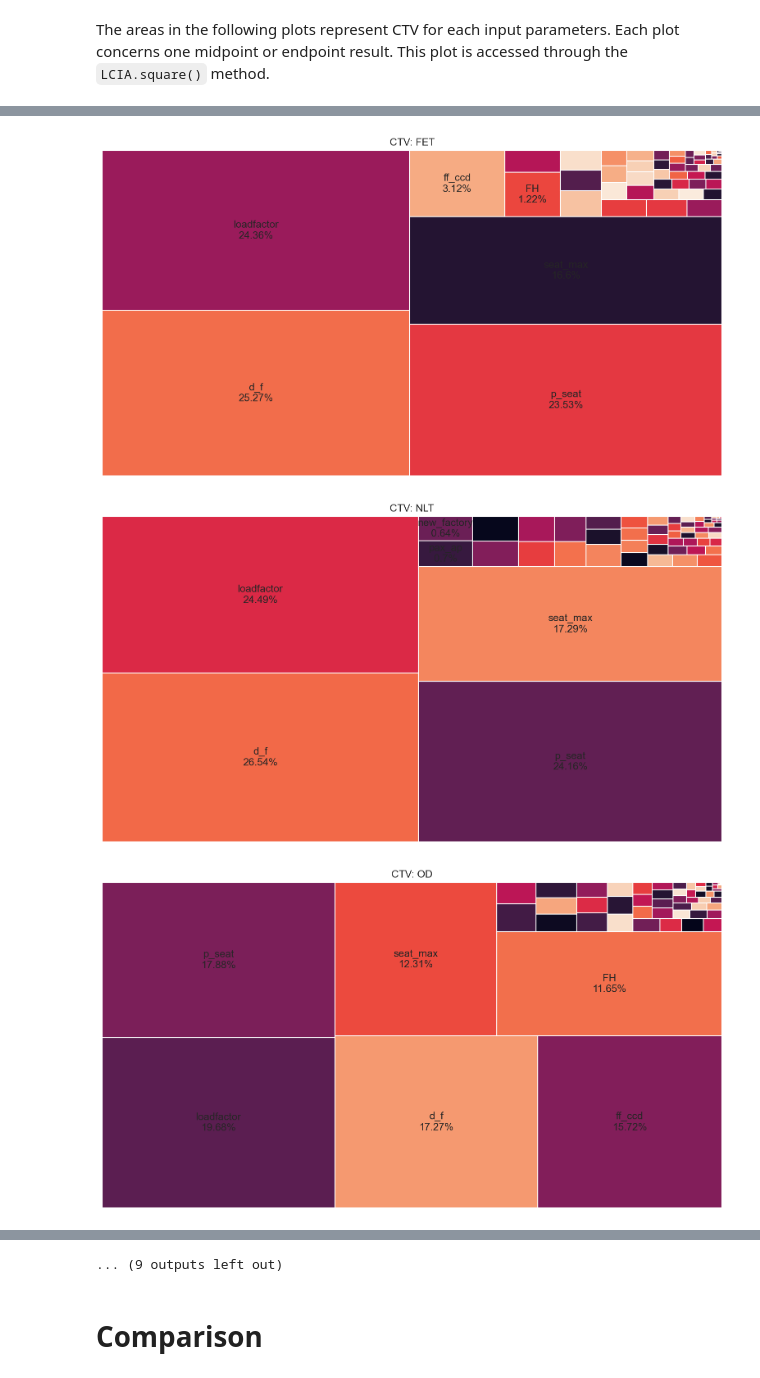
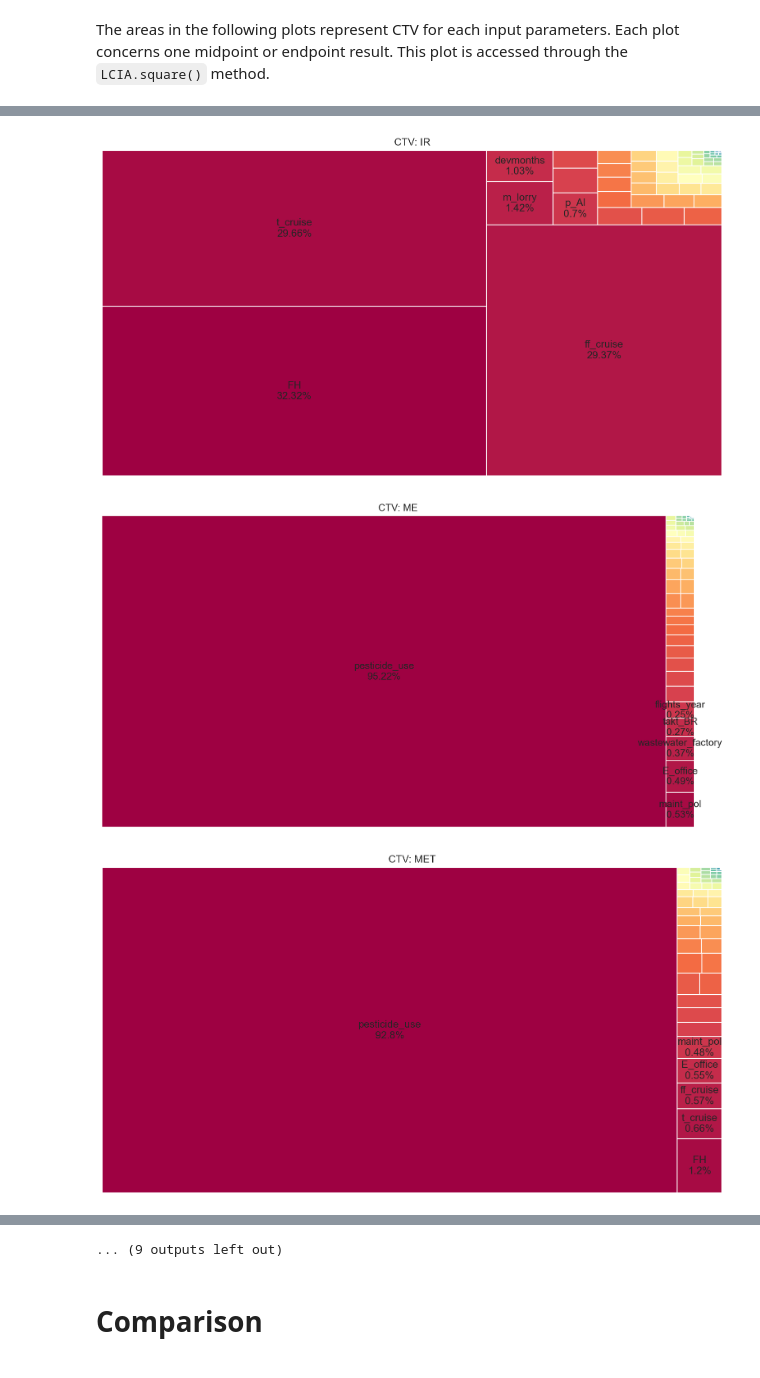
Before and after one commit to gparolin/AEco, a Jupyter notebook: Scripts/view.ipynb, the cells around one changed output, grey strips where cells are left out. Drawn from its saved outputs; the diff is of its cells as text; code cells hidden in the pictures.

```diff
--- a/Scripts/view.ipynb
+++ b/Scripts/view.ipynb
@@ -18,7 +18,7 @@ from Tools_Antera import *
 # %% [markdown]
 Loading LCA results saved in the `NetCDF` file.
 # %%
-aeco = LCIA.load(path, chunks={}, LCI=False, CTV=False)
+aeco = LCIA.load(path, chunks={}, LCI=False, CTV=True)
 #bravo = LCIA.load(bravo_path, chunks={}, LCI=False, CTV=False)
 #echo = LCIA.load(echo_path, chunks={}, LCI=False, CTV=False)
 # %% [markdown]
@@ -134,5 +134,5 @@ array(213.77718241)
 # %% [markdown]
 The areas in the following plots represent CTV for each input parameters. Each plot concerns one midpoint or endpoint result. This plot is accessed through the `LCIA.square()` method.
 # %%
-iris.square(save=False)
+aeco.square(save=False)
 # %% [output]
@@ -147,3 +147,3 @@ iris.square(save=False)
-[figure, old version]
+[figure, new version]
-[figure, old version]
+[figure, new version]
-[figure, old version]
+[figure, new version]
```
Also changed, not shown: parts of 8 cells of this notebook, 5 other files.
